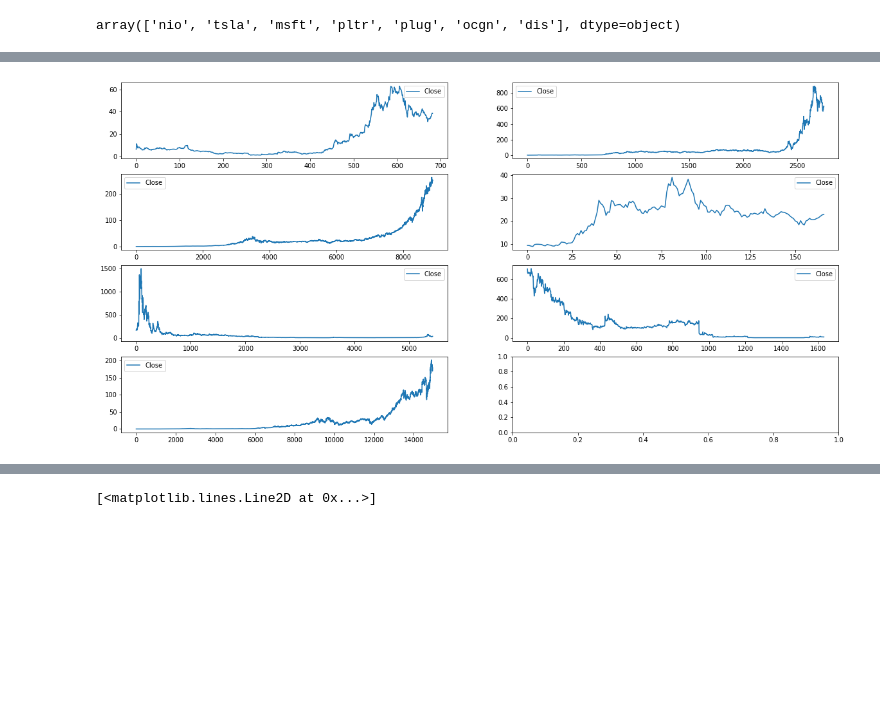
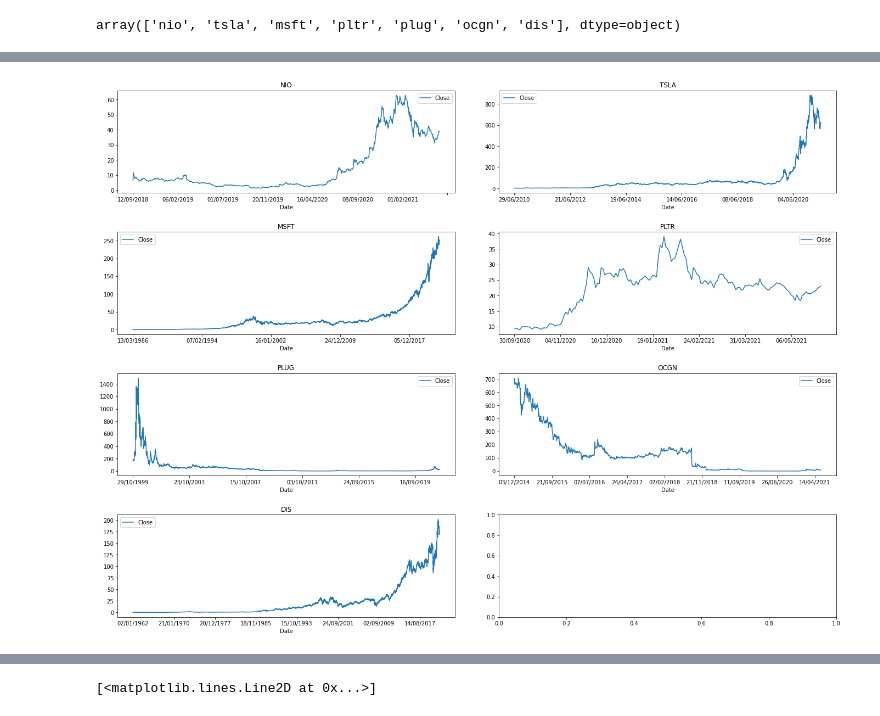
Before and after one commit to Konoko2004/TheProject, a Jupyter notebook: yFinance.ipynb, the cells around one changed output, grey strips where cells are left out. Drawn from its saved outputs; the diff is of its cells as text; code cells hidden in the pictures; blank space fills up the shorter version.

```diff
--- a/yFinance.ipynb
+++ b/yFinance.ipynb
@@ -96,33 +101,35 @@ array(['nio', 'tsla', 'msft', 'pltr', 'plug', 'ocgn', 'dis'], dtype=object)
 
 TickerDF = []
 stock_count = len(stockList['Ticker'].unique())
 for i in stockList['Ticker'].unique():
     TickerDF.append(stockList[stockList['Ticker'] ==i])
 
 #configuration for nrow and ncol depending on len of TickerDF. We want to have a 2 column fig.
 def calculate_fig_row(x):                                                       #math to calculate ceiling division. Doesnt work on negative values though. This value will be used nrow
     return ((x+(2-1))//2)
 
 df_ceiling = calculate_fig_row(len(TickerDF))
 
 df_counter = 0
 nrow = df_ceiling
 ncol = 2
 
 
 #create subplots
 # plt.subplots() is a function that returns a tuple containing a figure and axes object(s).
 # Thus when using fig, ax = plt.subplots() you unpack this tuple into the variables fig and ax.
 # fig, axes = plt.subplots  is more concise than using fig = plt.figure()
 
 fig, axes = plt.subplots(nrow, ncol)
-fig.set_size_inches(20, 10)
+fig.set_size_inches(20, 15)
+fig.tight_layout(pad=5)  #add a gap between plots.
 
 for i in range(nrow):
     for j in range(ncol):
         if (len(TickerDF) > df_counter):
 
-            TickerDF[df_counter][['Date','Close']].plot(ax=axes[i,j])
+            TickerDF[df_counter].plot(x = 'Date',y = 'Close', ax=axes[i,j])     #dataframe.plot function, giving it a x and y axis by column name, as well as plotting it on matplotlib axes.
+            axes[i,j].set_title(str.upper(TickerDF[df_counter]['Ticker'].iloc[0]))
             df_counter += 1
 # %% [output]
-[figure, old version]
+[figure, new version]
```
Also changed, not shown: parts of 4 cells of this notebook.
